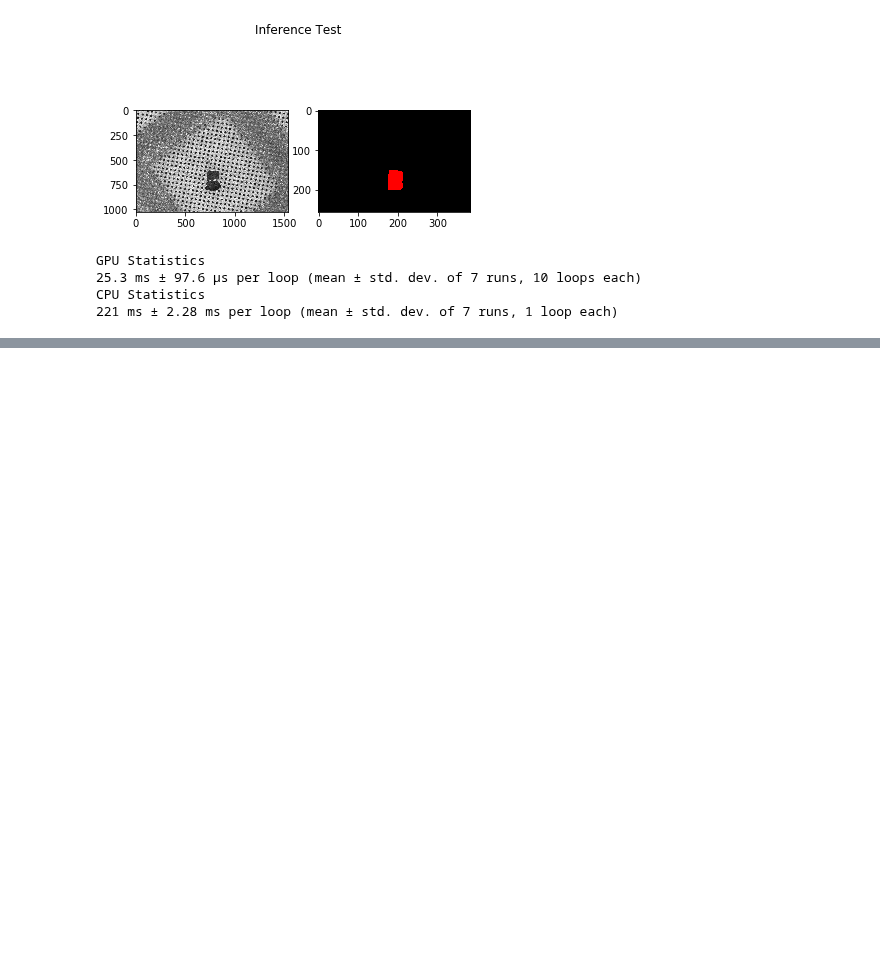
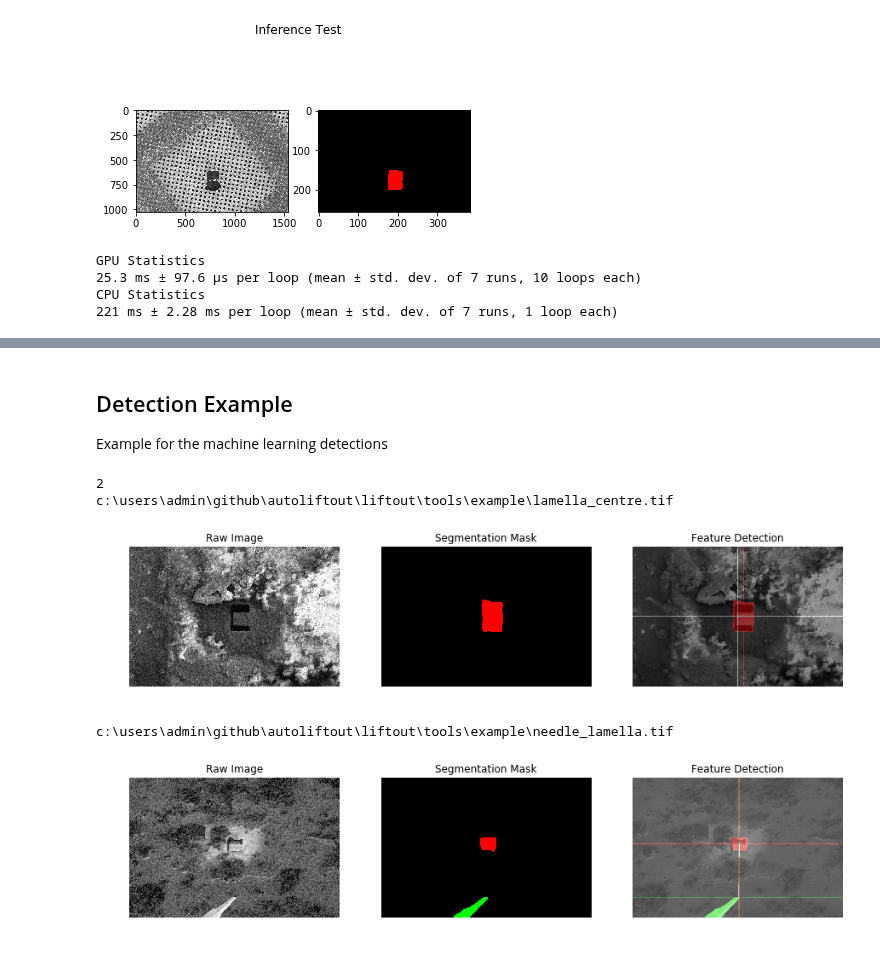
Before and after one commit to Phaips/autoliftout, a Jupyter notebook: liftout/tools/model_notebook.ipynb, the cells around one changed output, grey strips where cells are left out. Saved outputs shown, nothing was run; the diff lists cells and outputs as text; code cells hidden in the pictures; blank space fills up the shorter version.

```diff
--- a/liftout/tools/model_notebook.ipynb
+++ b/liftout/tools/model_notebook.ipynb
@@ -58,0 +146,52 @@ CPU Statistics
+# %% [markdown]
+## Detection Example
+Example for the machine learning detections
+# %%
+# load image from file
+# fname = os.path.join(liftout_path, "tools", "gamma_example.tif")
+
+filenames = sorted(glob.glob(os.path.join(liftout_path, "tools", "example", "*.tif")))
+print(len(filenames))
+
+
+filenames = [os.path.join(liftout_path, "tools", "example", "lamella_centre.tif"),
+             os.path.join(liftout_path, "tools", "example", "needle_lamella.tif")]
+shift_types = ["lamella_centre_to_image_centre", "needle_tip_to_lamella_centre"]
+
+
+# load detector
+detector = Detector(weights_file=os.path.join(liftout_path, "model/models", settings["machine_learning"]["weights"]))
+
+
+for fname, shift_type in zip(filenames, shift_types):
+
+    print(fname)
+
+    # raw image
+    img = AdornedImage.load(fname)
+
+    # segmentationmask
+    mask = detector.detection_model.model_inference(img.data)
+
+    # image with detection overlays
+    (image_w_overlay, downscaled_image, feature_1_px, feature_1_type, feature_2_px,feature_2_type,
+        ) = detector.locate_shift_between_features(img, shift_type=shift_type, show=False)
+
+    fig, ax = plt.subplots(1, 3, figsize=(15, 15))
+
+    ax[0].imshow(img.data, cmap="gray")
+    ax[0].set_title("Raw Image")
+    ax[0].axis("off")
+    ax[1].imshow(mask)
+    ax[1].set_title("Segmentation Mask")
+    ax[1].axis("off")
+    ax[2].imshow(image_w_overlay)
+    ax[2].set_title("Feature Detection")
+    ax[2].axis("off")
+    plt.show()
+# %% [output]
+2
+c:\users\admin\github\autoliftout\liftout\tools\example\lamella_centre.tif
+[figure, added]
+c:\users\admin\github\autoliftout\liftout\tools\example\needle_lamella.tif
+[figure, added]
```
Also changed, not shown: parts of 5 cells of this notebook, 1 other file.
